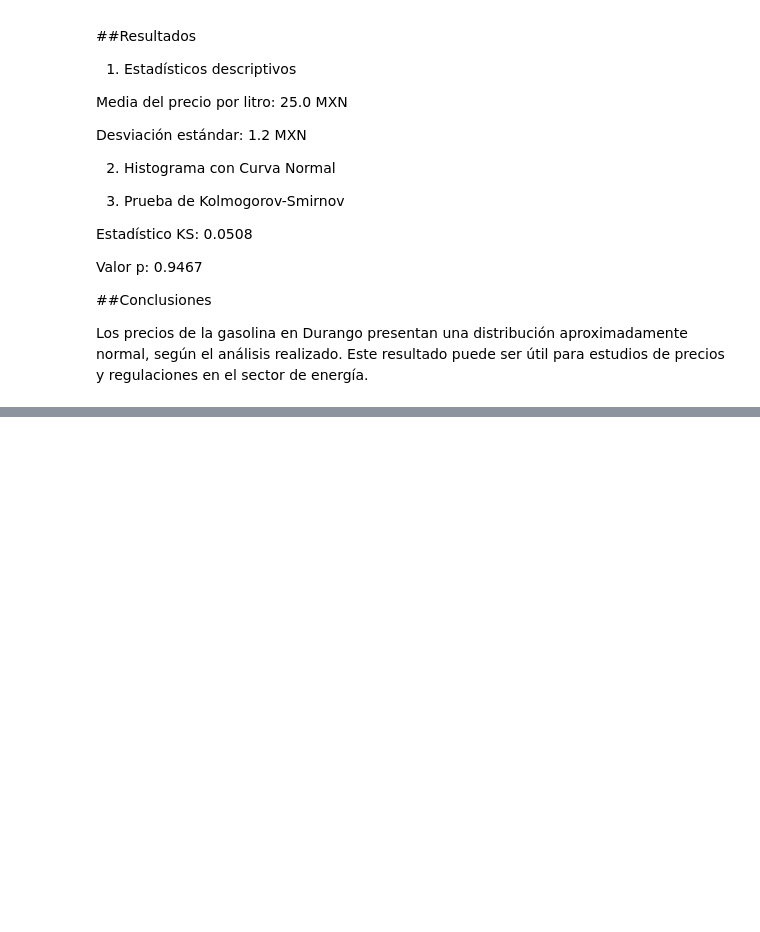
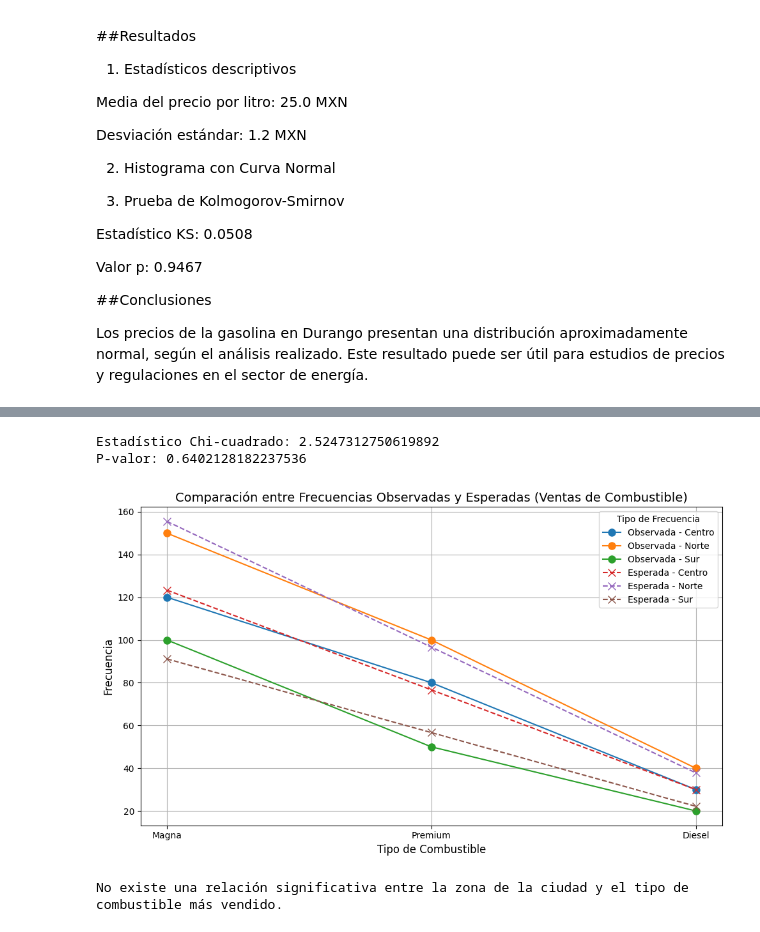
Before and after one commit to Carlos404dlc/Graficas-2B, a Jupyter notebook: Modulo7_Act1.ipynb, the cells around one changed output, grey strips where cells are left out. Saved outputs shown, nothing was run; the diff lists cells and outputs as text; code cells hidden in the pictures; blank space fills up the shorter version.

```diff
--- a/Modulo7_Act1.ipynb
+++ b/Modulo7_Act1.ipynb
@@ -85,0 +149,56 @@ Los precios de la gasolina en Durango presentan una distribución aproximadament
+# %%
+import numpy as np
+import pandas as pd
+import matplotlib.pyplot as plt
+from scipy.stats import chi2_contingency
+
+# Paso 1: Definir los datos de la tabla de contingencia
+data = np.array([[120, 80, 30],
+                 [150, 100, 40],
+                 [100, 50, 20]])
+
+# Crear un DataFrame para la tabla de contingencia
+df = pd.DataFrame(data, columns=["Magna", "Premium", "Diesel"], index=["Centro", "Norte", "Sur"])
+
+# Paso 2: Calcular las frecuencias esperadas
+chi2, p, dof, expected = chi2_contingency(data)
+
+# Crear un DataFrame para las frecuencias esperadas
+df_expected = pd.DataFrame(expected, columns=["Magna", "Premium", "Diesel"], index=["Centro", "Norte", "Sur"])
+
+# Paso 3: Realizar la prueba de Chi-cuadrada y mostrar el p-valor
+print(f"Estadístico Chi-cuadrado: {chi2}")
+print(f"P-valor: {p}")
+
+# Paso 4: Graficar las frecuencias observadas vs esperadas con líneas
+plt.figure(figsize=(10, 6))
+
+# Graficar las frecuencias observadas
+for i, row in df.iterrows():
+    plt.plot(df.columns, row, marker='o', label=f'Observada - {i}', linestyle='-', markersize=8)
+
+# Graficar las frecuencias esperadas
+for i, row in df_expected.iterrows():
+    plt.plot(df_expected.columns, row, marker='x', label=f'Esperada - {i}', linestyle='--', markersize=8)
+
+# Paso 5: Añadir detalles al gráfico
+plt.title('Comparación entre Frecuencias Observadas y Esperadas (Ventas de Combustible)', fontsize=14)
+plt.xlabel('Tipo de Combustible', fontsize=12)
+plt.ylabel('Frecuencia', fontsize=12)
+plt.legend(title='Tipo de Frecuencia')
+plt.grid(True)
+plt.tight_layout()
+
+# Mostrar gráfico
+plt.show()
+
+# Paso 6: Interpretación de los resultados
+if p < 0.05:
+    print("Existe una relación significativa entre la zona de la ciudad y el tipo de combustible más vendido.")
+else:
+    print("No existe una relación significativa entre la zona de la ciudad y el tipo de combustible más vendido.")
+# %% [output]
+Estadístico Chi-cuadrado: 2.5247312750619892
+P-valor: 0.6402128182237536
+[figure, added]
+No existe una relación significativa entre la zona de la ciudad y el tipo de combustible más vendido.
```
Also changed, not shown: parts of 3 cells of this notebook.
